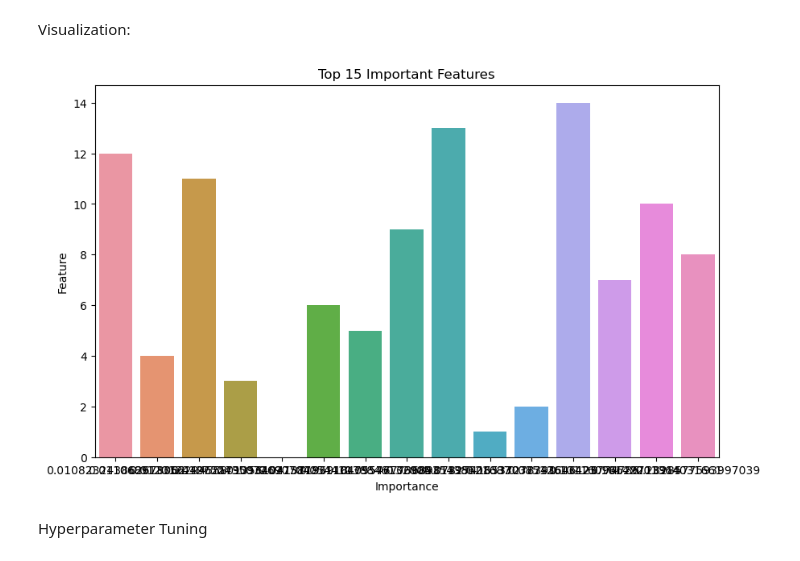
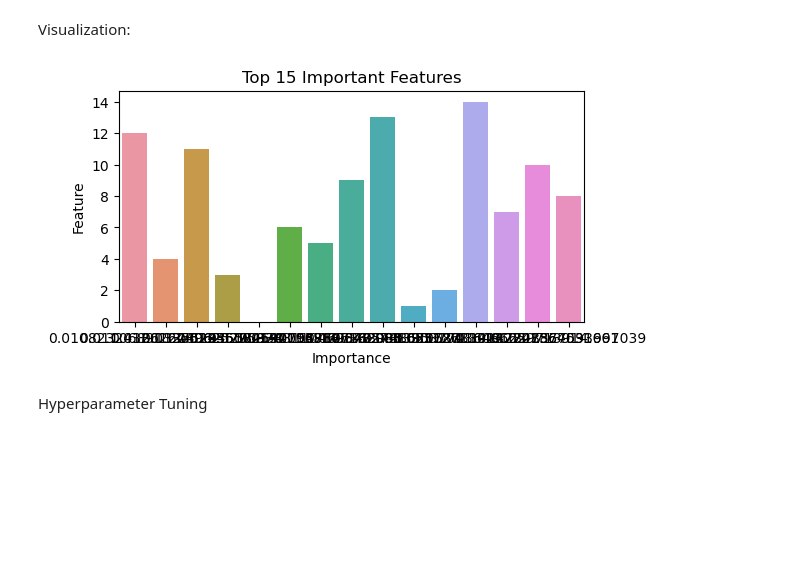
Before and after one commit to CAADDAI/projectdata, a Jupyter notebook: mlproject/Credit card approval .ipynb, the cells around one changed output. Drawn from its saved outputs; the diff is of its cells as text; code cells hidden in the pictures; blank space fills up the shorter version.

```diff
--- a/mlproject/Credit card approval .ipynb
+++ b/mlproject/Credit card approval .ipynb
@@ -755,21 +788,21 @@ print(importance.head(15))
 # %% [markdown]
 Visualization:
 # %%
-plt.figure(figsize=(10,6))
+plt.figure(figsize=(6,3))
 
 sns.barplot(
     x='Importance',
     y='Feature',
     data=importance.head(15)
 )
 
 plt.title(
     "Top 15 Important Features"
 )
 
 plt.show()
 # %% [output]
-[figure, old version]
+[figure, new version]
 # %% [markdown]
 Hyperparameter Tuning
 # %%
```
Also changed, not shown: parts of 8 cells of this notebook, 3 other files.
